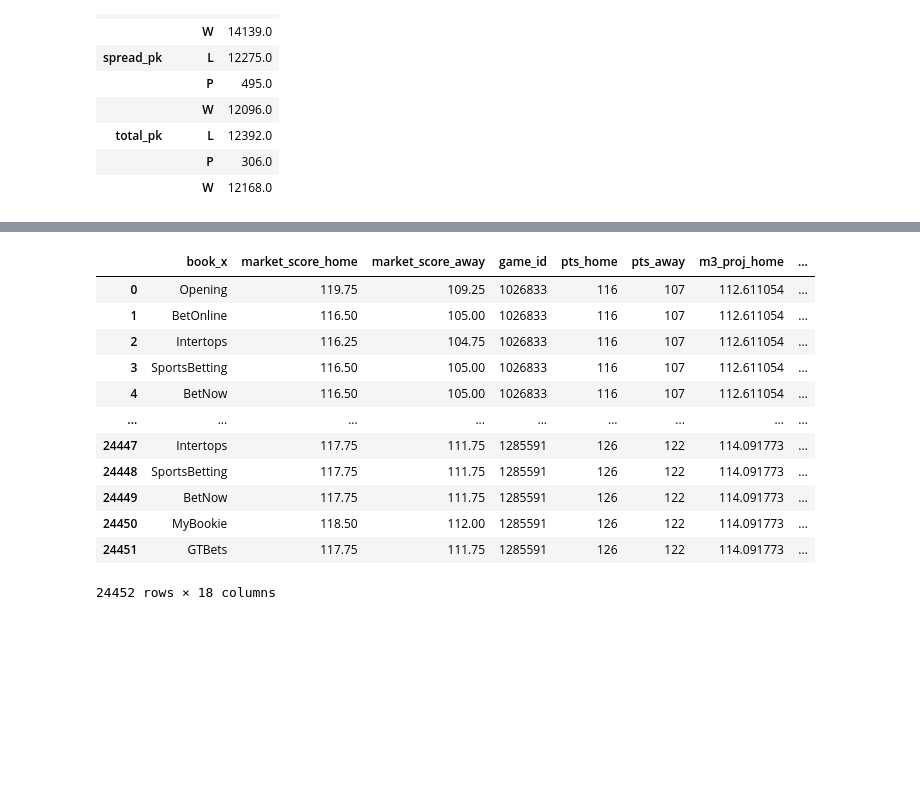
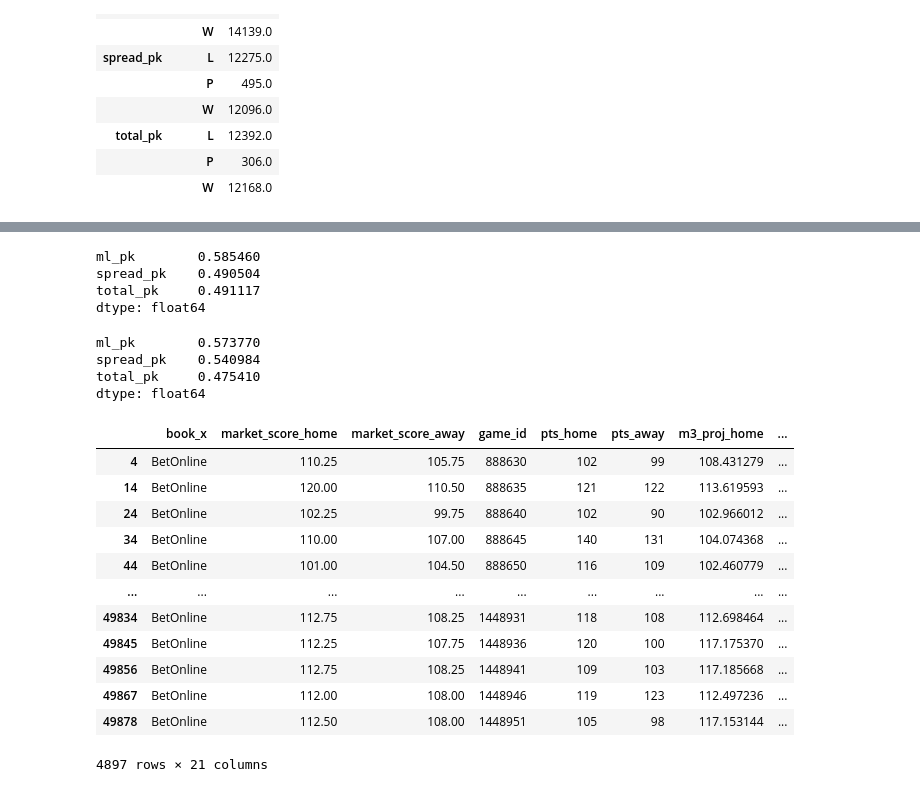
Before and after one commit to kyle-rgb/NBA_Sportsbook_Project, a Jupyter notebook: notebooks/Modeling.ipynb, the cells around one changed output, grey strips where cells are left out. Drawn from its saved outputs; the diff is of its cells as text; code cells hidden in the pictures; blank space fills up the shorter version.

Commit message:
All Market Aggregate Measures Can Be Analyzed like Books

```diff
--- a/notebooks/Modeling.ipynb
+++ b/notebooks/Modeling.ipynb
@@ -1678,12 +1728,12 @@ def model_factory(window_size, window_func, aggregation):
     return_df = pd.DataFrame()
     i = 0
     pred_df = makeModel(window_size, window_func, aggregation)
-    results_and_proj2 = results_and_projections.merge(pred_df, left_on=["game_code", "home_abbv"], right_on=["game_code", "abbv"])
-    results_and_proj2 = results_and_proj2.merge(pred_df, left_on=["game_code", "away_abbv"], right_on=["game_code", "abbv"])
-    results_and_proj2 = results_and_proj2.rename(columns={"Model_3_Prediction_x": "m3_proj_home",
+    results_and_proj_2 = results_and_projections.merge(pred_df, left_on=["game_code", "home_abbv"], right_on=["game_code", "abbv"])
+    results_and_proj_2 = results_and_proj_2.merge(pred_df, left_on=["game_code", "away_abbv"], right_on=["game_code", "abbv"])
+    results_and_proj_2 = results_and_proj_2.rename(columns={"Model_3_Prediction_x": "m3_proj_home",
     "Model_3_Prediction_y": "m3_proj_away"})
-    predictive_analyzer = ModelAnalyzer(results_and_proj2, cls_mkt, cls_groundtruth, cls_ts, "m3")
-    results_and_proj2.drop(["abbv_x", "abbv_y"], axis=1, inplace=True)
+    predictive_analyzer = ModelAnalyzer(results_and_proj_2, cls_mkt, cls_groundtruth, cls_ts, "m3")
+    results_and_proj_2.drop(["abbv_x", "abbv_y"], axis=1, inplace=True)
     return predictive_analyzer
 # %%
 ma_10_ex_mean = model_factory(10, "expanding", "mean")
@@ -1784,6 +1844,6 @@ market_projection["m3_away_error"] = market_projection["pts_away"] - market_proj
 market_projection["m3_mkt_dev_home"] = market_projection["market_score_home"] - market_projection["m3_proj_home"]
 market_projection["m3_mkt_dev_away"] = market_projection["market_score_away"] - market_projection["m3_proj_away"]
 # %%
-market_projection["market_whole_error"] = market_projection["market_home_error"] - market_projection["market_away_error"]
-market_projection["m3_whole_error"] = market_projection["m3_home_error"] - market_projection["m3_away_error"]
-market_projection["m3_whole_deviation"] = market_projection["m3_mkt_dev_home"] - market_projection["market_score_away"]
+market_projection["market_whole_error"] = market_projection["market_home_error"].apply(abs) + market_projection["market_away_error"].apply(abs)
+market_projection["m3_whole_error"] = market_projection["m3_home_error"].apply(abs) + market_projection["m3_away_error"].apply(abs)
+market_projection["m3_whole_deviation"] = market_projection["m3_mkt_dev_home"].apply(abs) + market_projection["m3_mkt_dev_away"].apply(abs)
@@ -1791,0 +1850,2 @@ sample_book_eval = ma_10_ex_mean.full_book_eval[lambda x: x.book == "BetOnline"]
+# %%
+sample_book_eval = ma_10_ex_mean.graded_picks
@@ -1791,0 +1868,4 @@ sample_book_eval = ma_10_ex_mean.full_book_eval[lambda x: x.book == "BetOnline"]
+# %%
+sample_book_eval.ml_pk = sample_book_eval.ml_pk.apply(lambda x: 1 if x == "W" else 0)
+sample_book_eval.total_pk = sample_book_eval.total_pk.apply(lambda x: 1 if x == "W" else 0)
+sample_book_eval.spread_pk = sample_book_eval.spread_pk.apply(lambda x: 1 if x == "W" else 0)
@@ -1792,16 +1888,30 @@ sample_book_eval = ma_10_ex_mean.full_book_eval[lambda x: x.book == "BetOnline"]
+# %%
+market_projection.merge(sample_book_eval, on="game_id")[lambda x: x.book_x == "BetOnline"].loc[:, ["ml_pk", "spread_pk", "total_pk"]].mean()
+# %% [output]
+ml_pk        0.585460
+spread_pk    0.490504
+total_pk     0.491117
+dtype: float64
+# %%
+market_projection.merge(sample_book_eval, on="game_id")[lambda x: (x.book_x == "BetOnline") & (x.m3_whole_deviation < 1)].loc[:, ["ml_pk", "spread_pk", "total_pk"]].mean()
+# %% [output]
+ml_pk        0.573770
+spread_pk    0.540984
+total_pk     0.475410
+dtype: float64
 # %%
-market_projection.merge(sample_book_eval, on="game_id")
+market_projection.merge(sample_book_eval, on="game_id")[lambda x: (x.book_x == "BetOnline")]
 # %% [output]
 |  | book_x | market_score_home | market_score_away | game_id | pts_home | pts_away | m3_proj_home | ... |
-| 0 | Opening | 119.75 | 109.25 | 1026833 | 116 | 107 | 112.611054 | ... |
-| 1 | BetOnline | 116.50 | 105.00 | 1026833 | 116 | 107 | 112.611054 | ... |
-| 2 | Intertops | 116.25 | 104.75 | 1026833 | 116 | 107 | 112.611054 | ... |
-| 3 | SportsBetting | 116.50 | 105.00 | 1026833 | 116 | 107 | 112.611054 | ... |
-| 4 | BetNow | 116.50 | 105.00 | 1026833 | 116 | 107 | 112.611054 | ... |
+| 4 | BetOnline | 110.25 | 105.75 | 888630 | 102 | 99 | 108.431279 | ... |
+| 14 | BetOnline | 120.00 | 110.50 | 888635 | 121 | 122 | 113.619593 | ... |
+| 24 | BetOnline | 102.25 | 99.75 | 888640 | 102 | 90 | 102.966012 | ... |
+| 34 | BetOnline | 110.00 | 107.00 | 888645 | 140 | 131 | 104.074368 | ... |
+| 44 | BetOnline | 101.00 | 104.50 | 888650 | 116 | 109 | 102.460779 | ... |
 | ... | ... | ... | ... | ... | ... | ... | ... | ... |
-| 24447 | Intertops | 117.75 | 111.75 | 1285591 | 126 | 122 | 114.091773 | ... |
-| 24448 | SportsBetting | 117.75 | 111.75 | 1285591 | 126 | 122 | 114.091773 | ... |
-| 24449 | BetNow | 117.75 | 111.75 | 1285591 | 126 | 122 | 114.091773 | ... |
-| 24450 | MyBookie | 118.50 | 112.00 | 1285591 | 126 | 122 | 114.091773 | ... |
-| 24451 | GTBets | 117.75 | 111.75 | 1285591 | 126 | 122 | 114.091773 | ... |
+| 49834 | BetOnline | 112.75 | 108.25 | 1448931 | 118 | 108 | 112.698464 | ... |
+| 49845 | BetOnline | 112.25 | 107.75 | 1448936 | 120 | 100 | 117.175370 | ... |
+| 49856 | BetOnline | 112.75 | 108.25 | 1448941 | 109 | 103 | 117.185668 | ... |
+| 49867 | BetOnline | 112.00 | 108.00 | 1448946 | 119 | 123 | 112.497236 | ... |
+| 49878 | BetOnline | 112.50 | 108.00 | 1448951 | 105 | 98 | 117.153144 | ... |
-24452 rows × 18 columns
+4897 rows × 21 columns
```
Also changed, not shown: parts of 29 cells of this notebook.
